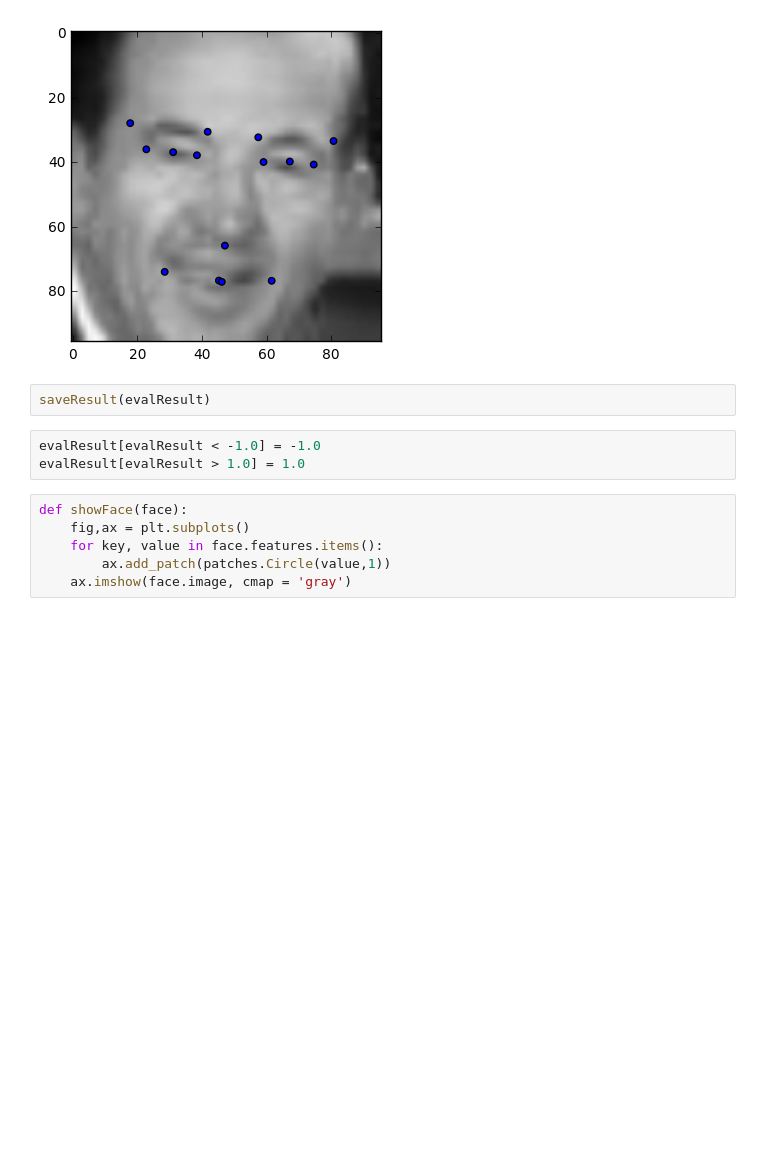
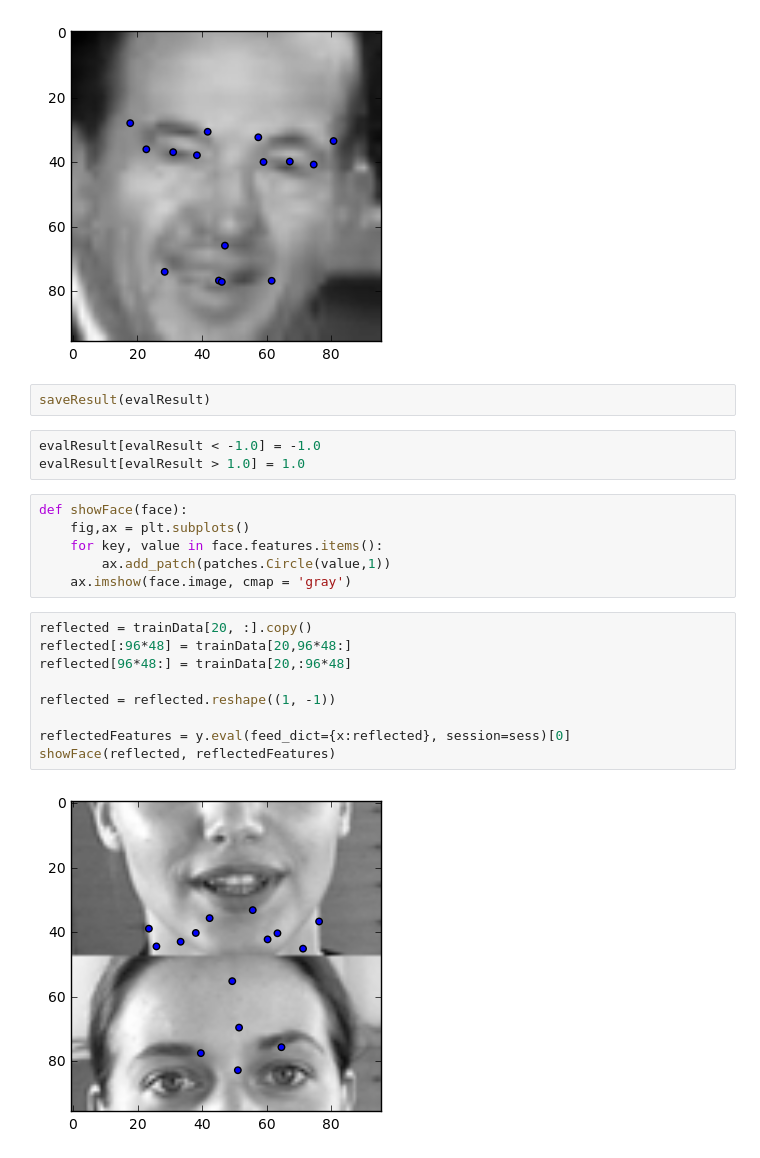
Before and after one commit to kamvlad/faceFeatures, a Jupyter notebook: mlp.ipynb, the cells around one changed output. Saved outputs shown, nothing was run; the diff lists cells and outputs as text; blank space fills up the shorter version.

```diff
--- a/mlp.ipynb
+++ b/mlp.ipynb
@@ -137,3 +142,14 @@ def showFace(face):
     for key, value in face.features.items():
         ax.add_patch(patches.Circle(value,1))
     ax.imshow(face.image, cmap = 'gray')
+# %%
+reflected = trainData[20, :].copy()
+reflected[:96*48] = trainData[20,96*48:]
+reflected[96*48:] = trainData[20,:96*48]
+
+reflected = reflected.reshape((1, -1))
+
+reflectedFeatures = y.eval(feed_dict={x:reflected}, session=sess)[0]
+showFace(reflected, reflectedFeatures)
+# %% [output]
+[figure, added]
```
Also changed, not shown: parts of 5 cells of this notebook, 4 other files.
